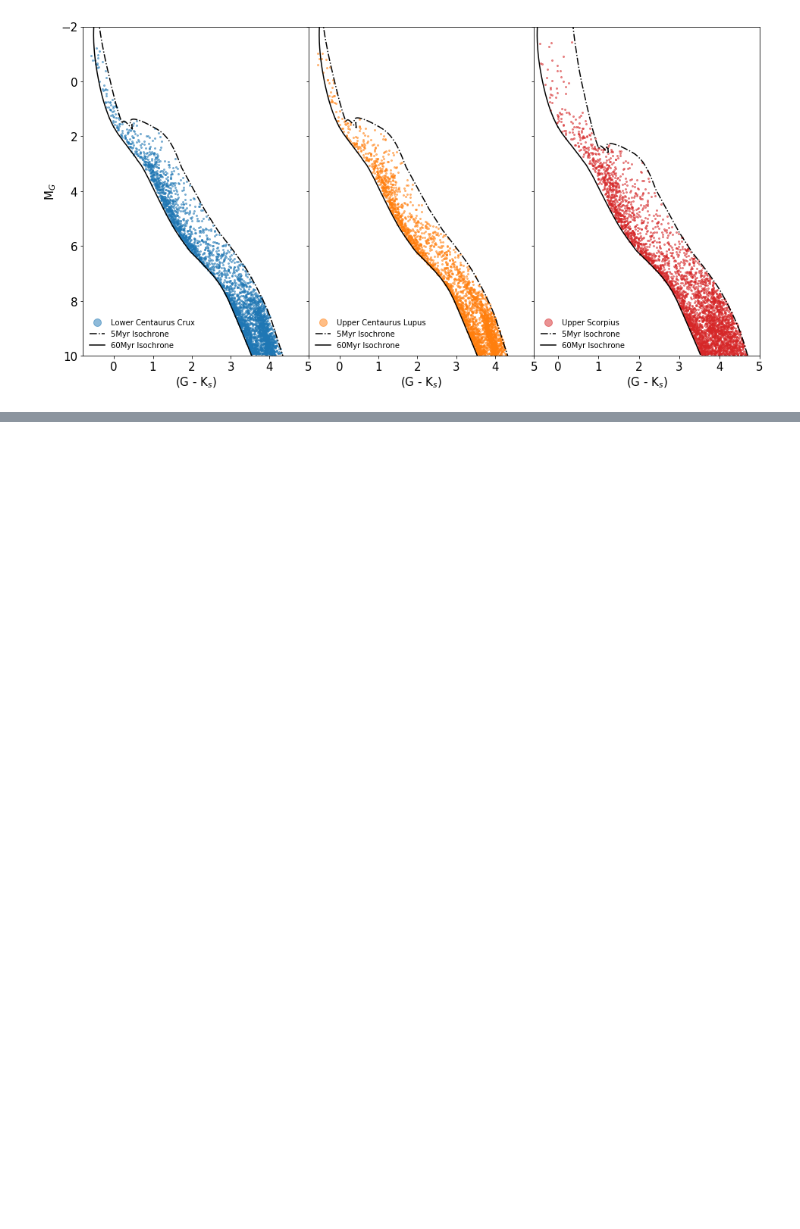
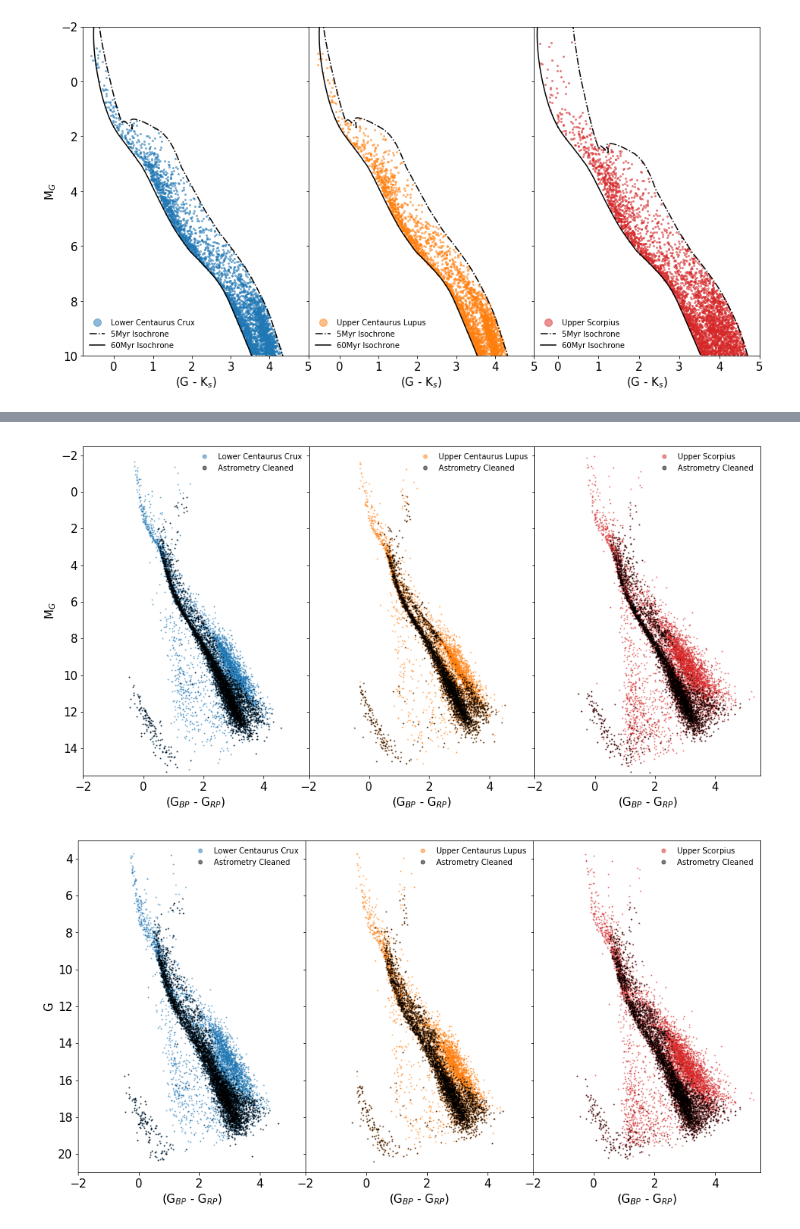
Before and after one commit to Jurgenvilla/Exoplanet-Rings-and-Gaia, a Jupyter notebook: 7_DR2_LightCurves/Gaia_AstroQuery.ipynb, the cells around one changed output, grey strips where cells are left out. Drawn from its saved outputs; the diff is of its cells as text; code cells hidden in the pictures; blank space fills up the shorter version.

```diff
--- a/7_DR2_LightCurves/Gaia_AstroQuery.ipynb
+++ b/7_DR2_LightCurves/Gaia_AstroQuery.ipynb
@@ -412,0 +541,77 @@ fig.subplots_adjust(wspace = 0)
+# %%
+#Plots to compare the original selection using the L. Lindegeren et al., 2018
+#cleaning method for the Astronometry and introducing the Chi^2 criterion.
+
+#The second plot shows in the y-axis the apparent magnitude instead
+#of the absolute magnitude for comparison.
+
+fig, ((axA, axB, axC)) = plt.subplots(figsize = (16,8), nrows = 1, ncols = 3, sharey = True)
+
+axA.plot(LCC_6['bp_rp'], LCC_6['g_mag_abs'], 'o', c = 'C0', markersize = 1, alpha = 0.5)
+axA.plot(LCC_6_CLEAN_2['bp_rp'], LCC_6_CLEAN_2['g_mag_abs'], 'o', c = 'k', markersize = 1, alpha = 0.5)
+axA.legend(['Lower Centaurus Crux', 'Astrometry Cleaned'],\
+           frameon = False, prop = {'size': 10}, markerscale = 5, loc = 'upper right')
+axA.set_ylim(15.5,-2.5)
+axA.set_xlim(-2,5.5)
+axA.set_ylabel(r"M$_G$", size = 15)
+axA.set_xlabel(r"(G$_{BP}$ - G$_{RP}$)", size = 15)
+axA.tick_params(axis = 'both', which = 'major', labelsize = 15)
+
+axB.plot(UCL_6['bp_rp'], UCL_6['g_mag_abs'], 'o', c = 'C1', markersize = 1, alpha = 0.5)
+axB.plot(UCL_6_CLEAN_2['bp_rp'], UCL_6_CLEAN_2['g_mag_abs'], 'o', c = 'k', markersize = 1, alpha = 0.5)
+axB.legend(['Upper Centaurus Lupus', 'Astrometry Cleaned'],\
+           frameon = False, prop = {'size': 10}, markerscale = 5, loc = 'upper right')
+axB.set_ylim(15.5,-2.5)
+axB.set_xlim(-2,5.5)
+
+axB.set_xlabel(r"(G$_{BP}$ - G$_{RP}$)", size = 15)
+axB.tick_params(axis = 'both', which = 'major', labelsize = 15)
+
+axC.plot(US_6['bp_rp'], US_6['g_mag_abs'], 'o', c = 'C3', markersize = 1, alpha = 0.5)
+axC.plot(US_6_CLEAN_2['bp_rp'], US_6_CLEAN_2['g_mag_abs'], 'o', c = 'k', markersize = 1, alpha = 0.5)
+axC.legend(['Upper Scorpius', 'Astrometry Cleaned'], \
+           frameon = False, prop = {'size': 10}, markerscale = 5, loc = 'upper right')
+axC.set_ylim(15.5,-2.5)
+axC.set_xlim(-2, 5.5)
+axC.set_xlabel(r"(G$_{BP}$ - G$_{RP}$)", size = 15)
+axC.tick_params(axis = 'both', which = 'major', labelsize = 15)
+
+fig.subplots_adjust(wspace = 0)
+
+#===============================================================================================================
+
+fig, ((axA, axB, axC)) = plt.subplots(figsize = (16,8), nrows = 1, ncols = 3, sharey = True)
+
+axA.plot(LCC_6['bp_rp'], LCC_6['phot_g_mean_mag'], 'o', c = 'C0', markersize = 1, alpha = 0.5)
+axA.plot(LCC_6_CLEAN_2['bp_rp'], LCC_6_CLEAN_2['phot_g_mean_mag'], 'o', c = 'k', markersize = 1, alpha = 0.5)
+axA.legend(['Lower Centaurus Crux', 'Astrometry Cleaned'],\
+           frameon = False, prop = {'size': 10}, markerscale = 5, loc = 'upper right')
+axA.set_ylim(21,3)
+axA.set_xlim(-2,5.5)
+axA.set_ylabel(r"G", size = 15)
+axA.set_xlabel(r"(G$_{BP}$ - G$_{RP}$)", size = 15)
+axA.tick_params(axis = 'both', which = 'major', labelsize = 15)
+
+axB.plot(UCL_6['bp_rp'], UCL_6['phot_g_mean_mag'], 'o', c = 'C1', markersize = 1, alpha = 0.5)
+axB.plot(UCL_6_CLEAN_2['bp_rp'], UCL_6_CLEAN_2['phot_g_mean_mag'], 'o', c = 'k', markersize = 1, alpha = 0.5)
+axB.legend(['Upper Centaurus Lupus', 'Astrometry Cleaned'],\
+           frameon = False, prop = {'size': 10}, markerscale = 5, loc = 'upper right')
+axB.set_ylim(21,3)
+axB.set_xlim(-2,5.5)
+
+axB.set_xlabel(r"(G$_{BP}$ - G$_{RP}$)", size = 15)
+axB.tick_params(axis = 'both', which = 'major', labelsize = 15)
+
+axC.plot(US_6['bp_rp'], US_6['phot_g_mean_mag'], 'o', c = 'C3', markersize = 1, alpha = 0.5)
+axC.plot(US_6_CLEAN_2['bp_rp'], US_6_CLEAN_2['phot_g_mean_mag'], 'o', c = 'k', markersize = 1, alpha = 0.5)
+axC.legend(['Upper Scorpius', 'Astrometry Cleaned'], \
+           frameon = False, prop = {'size': 10}, markerscale = 5, loc = 'upper right')
+axC.set_ylim(21,3)
+axC.set_xlim(-2, 5.5)
+axC.set_xlabel(r"(G$_{BP}$ - G$_{RP}$)", size = 15)
+axC.tick_params(axis = 'both', which = 'major', labelsize = 15)
+
+fig.subplots_adjust(wspace = 0)
+# %% [output]
+[figure, added]
+[figure, added]
```
Also changed, not shown: parts of 14 cells of this notebook, 12 other files.
